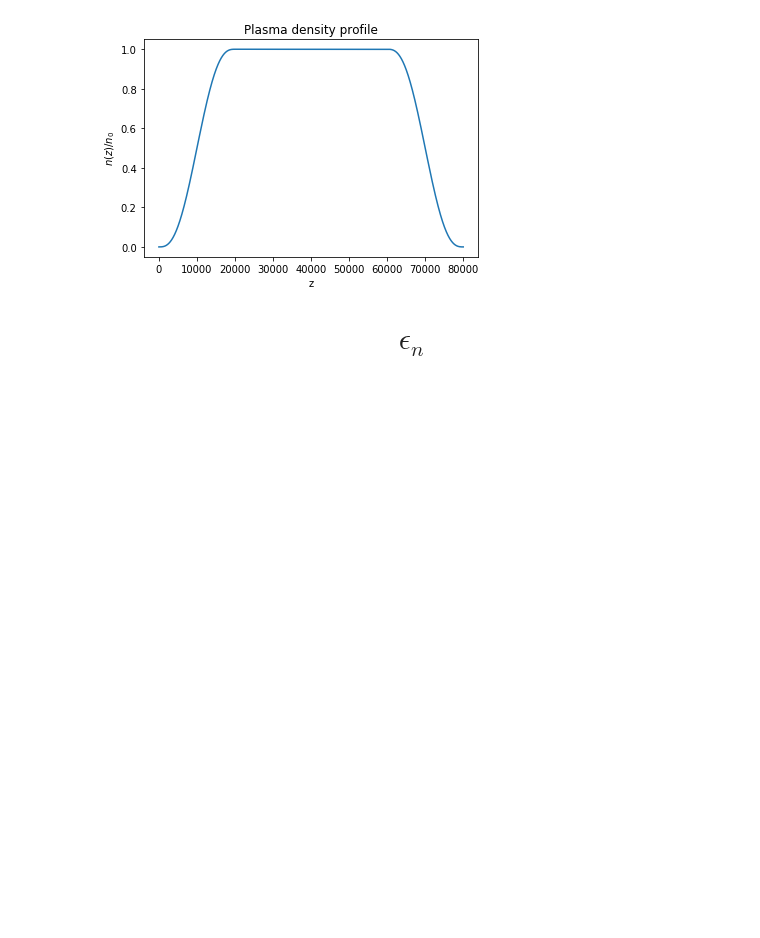
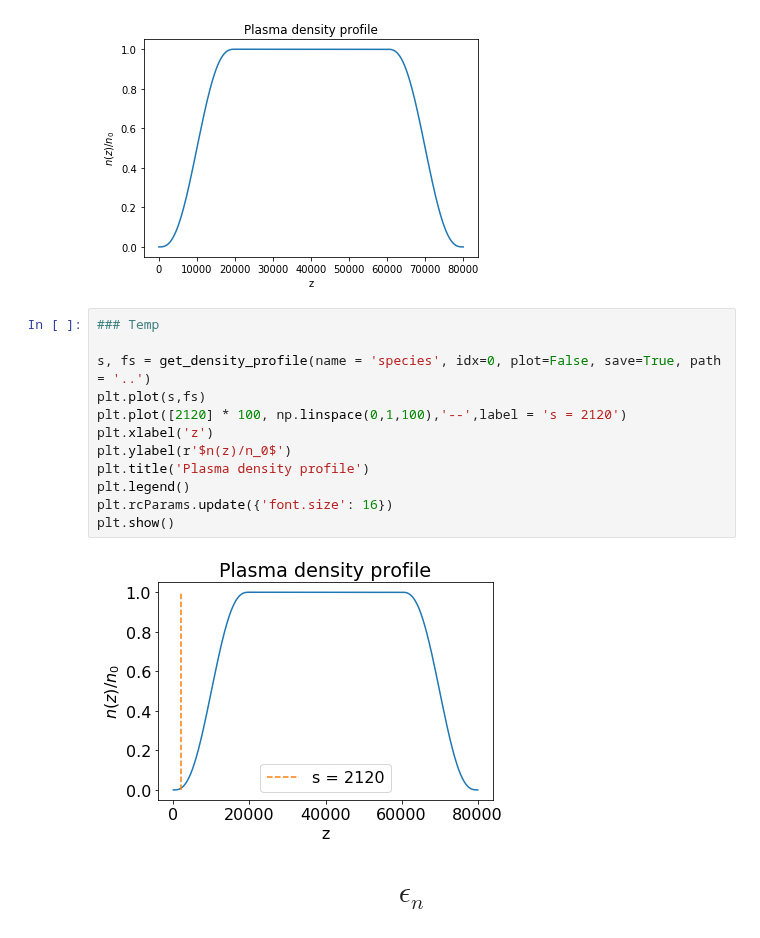
Before and after one commit to uclazyj/JupyterQpic, a Jupyter notebook: QPAD.ipynb, the cells around one changed output. Saved outputs shown, nothing was run; the diff lists cells and outputs as text; blank space fills up the shorter version.

```diff
--- a/QPAD.ipynb
+++ b/QPAD.ipynb
@@ -79,6 +79,20 @@ s = np.array(parameters['s'])
 alpha_vacuum,beta_vacuum = get_Twiss_in_vacuum(alpha_i,beta_i,s)
 # %% [output]
 [figure]
+# %%
+### Temp
+
+s, fs = get_density_profile(name = 'species', idx=0, plot=False, save=True, path = '..')
+plt.plot(s,fs)
+plt.plot([2120] * 100, np.linspace(0,1,100),'--',label = 's = 2120')
+plt.xlabel('z')
+plt.ylabel(r'$n(z)/n_0$')
+plt.title('Plasma density profile')
+plt.legend()
+plt.rcParams.update({'font.size': 16})
+plt.show()
+# %% [output]
+[figure, added]
 # %% [markdown]
 # $$\epsilon_n$$
 # %%
```
Also changed, not shown: parts of 4 cells of this notebook.
